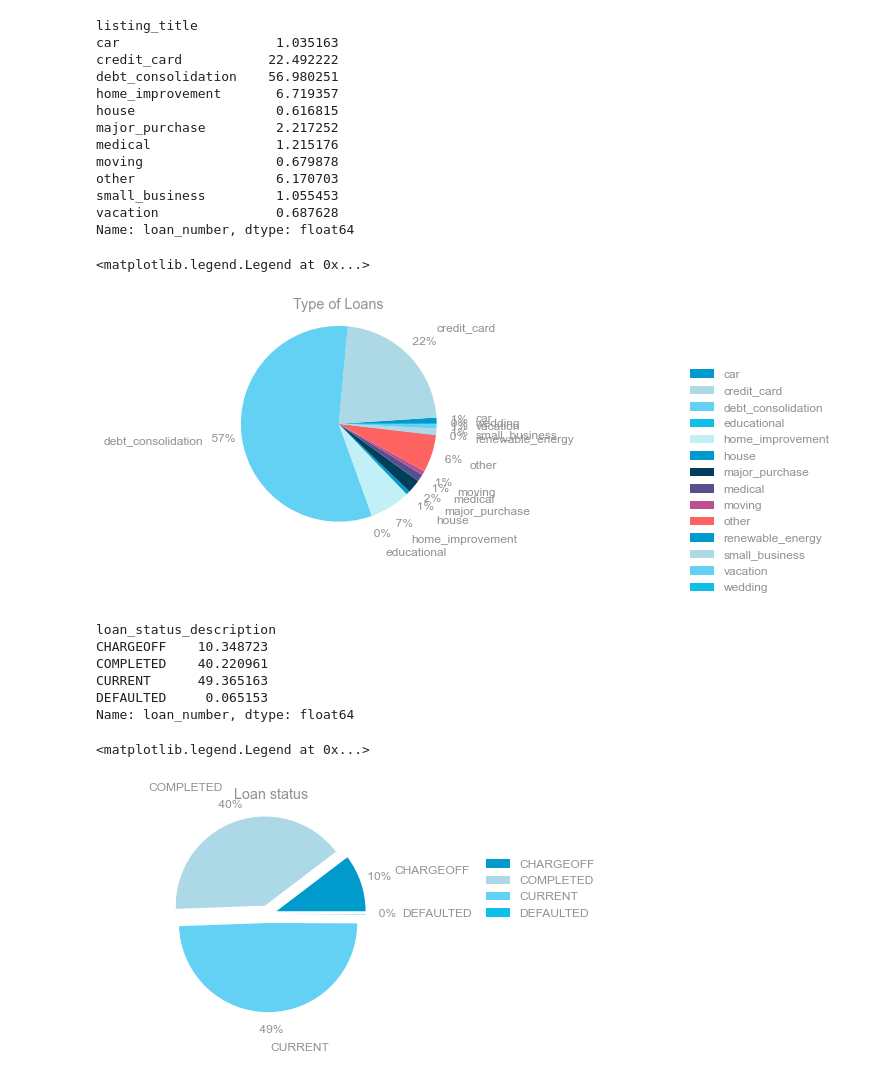
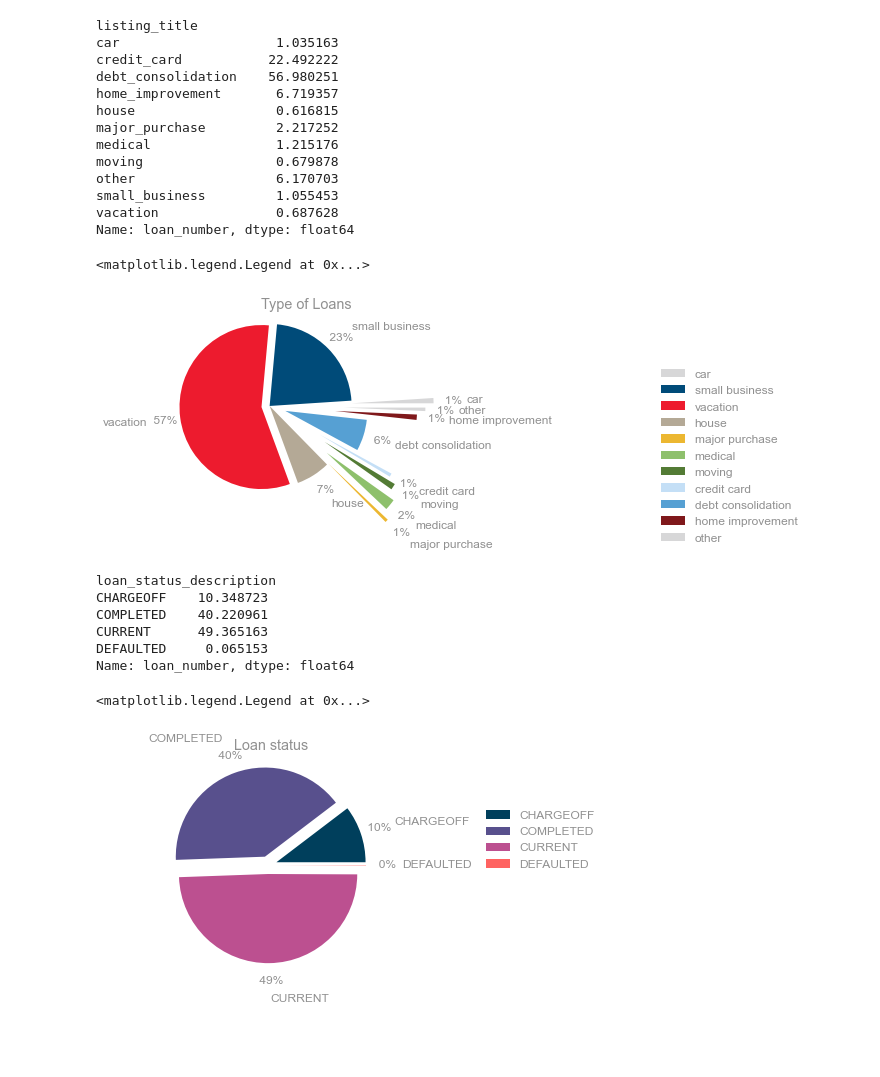
Before and after one commit to zonbloop/P2P_Lending.github.io, a Jupyter notebook: P2P.ipynb, the cells around one changed output. Saved outputs shown, nothing was run; the diff lists cells and outputs as text; code cells hidden in the pictures; blank space fills up the shorter version.

```diff
--- a/P2P.ipynb
+++ b/P2P.ipynb
@@ -159,30 +159,31 @@ Name: loan_number, dtype: float64
 # %%
 fig, ax = plt.subplots()
 
-color_palette_list = ['#009ACD', '#ADD8E6', '#63D1F4', '#0EBFE9', '#C1F0F6', '#0099CC','#003f5c', '#58508d',
-                      '#bc5090', '#ff6361', '#ffa600']
+color_palette_list = ['#d7d7d8', '#004b79', '#ed1b2e', '#b4a996', '#ecb731','#8ec06c', '#537b35',
+                      '#c4dff6', '#56a0d3', '#7f181b','#6d6e70']
 
 plt.rcParams['font.sans-serif'] = 'Arial'
 plt.rcParams['font.family'] = 'sans-serif'
 plt.rcParams['text.color'] = '#909090'
 plt.rcParams['axes.labelcolor']= '#909090'
 plt.rcParams['xtick.color'] = '#909090'
 plt.rcParams['ytick.color'] = '#909090'
 plt.rcParams['font.size']=12
 
-labels = df.keys()
-percentages = [i for i in df]
-explode=(0.0, 0.0, 0.0, 0.0, 0.0, 0.0, 0.0, 0.0, 0.0, 0.0, 0.0, 0.0, 0.0, 0.0)
+labels = ['car','small business', 'vacation', 'house', 'major purchase', 'medical', 'moving',
+          'credit card', 'debt consolidation', 'home improvement', 'other']
+percentages = [i for i in di]
+explode=(1.0, 0.0, 0.1, 0.0, 1.0, 0.9, 0.8, 0.7, 0.2, 0.8, 0.9)
 ax.pie(percentages, explode=explode, labels=labels,
        colors=color_palette_list[0:10], autopct='%3.0f%%',
        shadow=False, startangle=0,
        pctdistance=1.2,labeldistance=1.4)
 ax.axis('equal')
 ax.set_title("Type of Loans")
 ax.legend(frameon=False, bbox_to_anchor=(2.0,0.8))
 # %% [output]
 <matplotlib.legend.Legend at 0x...>
-[figure, old version]
+[figure, new version]
 # %%
 df = data.groupby(["loan_status_description"])["loan_number"].count()/data["loan_number"].count()*100
 df
@@ -196,7 +197,7 @@ Name: loan_number, dtype: float64
 # %%
 fig, ax = plt.subplots()
 
-color_palette_list = ['#009ACD', '#ADD8E6', '#63D1F4', '#0EBFE9', '#C1F0F6', '#0099CC']
+color_palette_list = ['#003f5c', '#58508d','#bc5090', '#ff6361', '#ffa600']
 
 plt.rcParams['font.sans-serif'] = 'Arial'
 plt.rcParams['font.family'] = 'sans-serif'
@@ -218,4 +219,4 @@ ax.set_title("Loan status")
 ax.legend(frameon=False, bbox_to_anchor=(1.5,0.8))
 # %% [output]
 <matplotlib.legend.Legend at 0x...>
-[figure, old version]
+[figure, new version]
```
Also changed, not shown: parts of 1 cell of this notebook.
